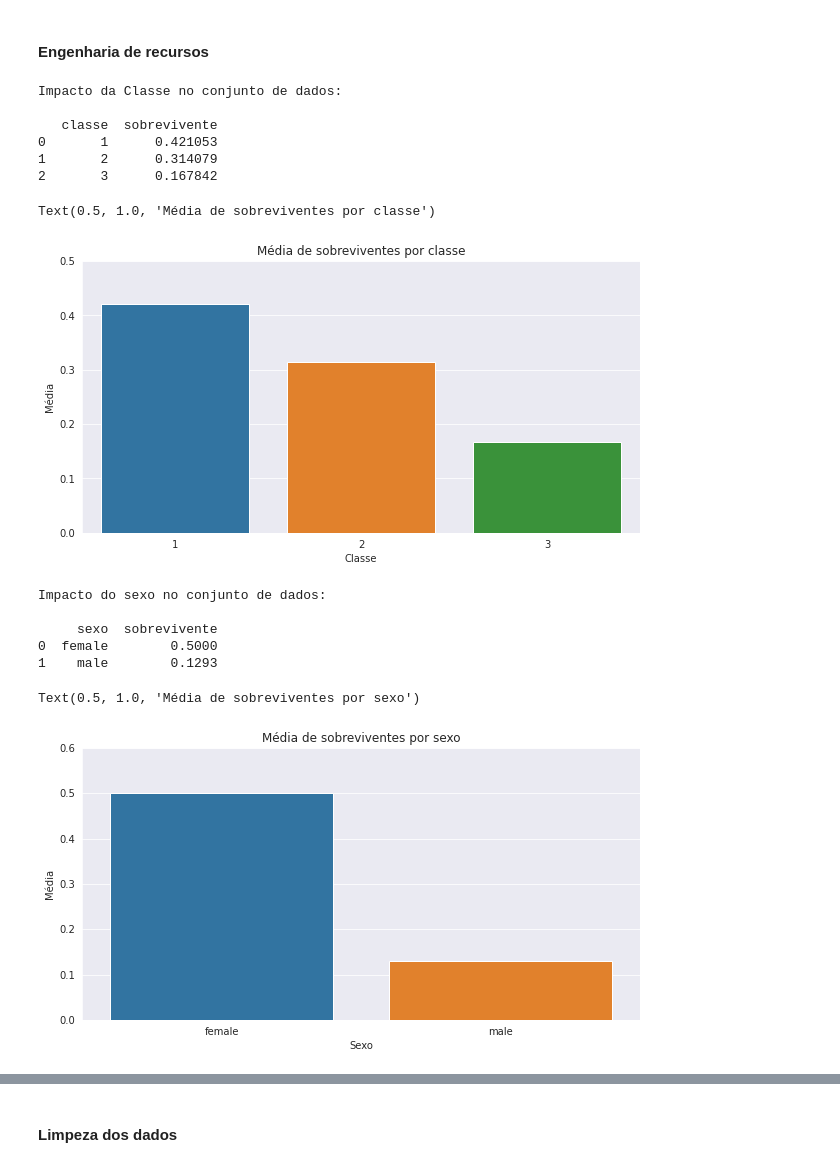
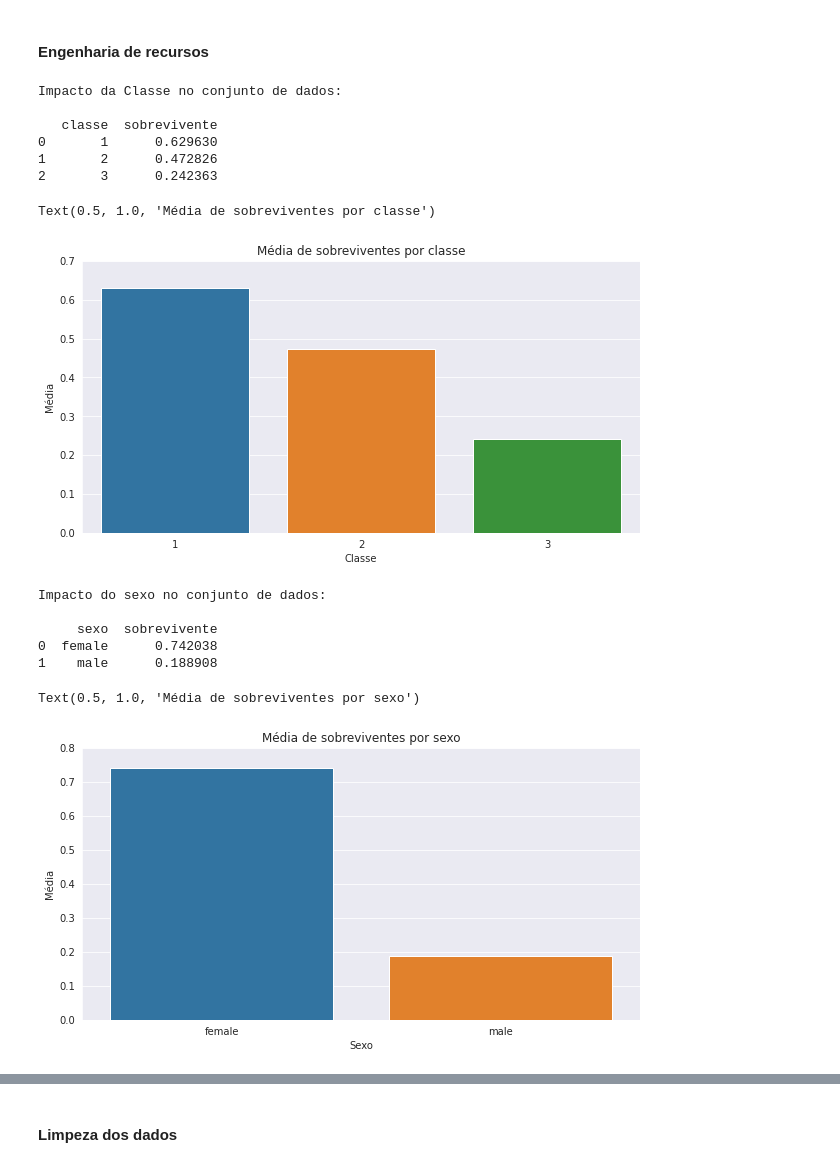
Before and after one commit to LilianeAquino/desafio-kaggle-titanic, a Jupyter notebook: desafio-kaggle-titanic.ipynb, the cells around one changed output, grey strips where cells are left out. Cells and saved outputs as stored; diff of their text form; code cells hidden in the pictures.

```diff
--- a/desafio-kaggle-titanic.ipynb
+++ b/desafio-kaggle-titanic.ipynb
@@ -196,12 +197,15 @@ df.drop(['cabine'], axis=1, inplace=True)
 cols = ['idade', 'tarifa']
 
 for c in cols:
-    df[c] = df[c].fillna(df[c].mean())
+    train[c] = train[c].fillna(train[c].mean())
+    test[c] = test[c].fillna(test[c].mean())
 # %%
 cols = ['sobrevivente', 'embarque']
 
 for c in cols:
-    df[c] = df[c].fillna(df[c].mode()[0])
+    train[c] = train[c].fillna(train[c].mode()[0])
+
+test['embarque'] = test['embarque'].fillna(test['embarque'].mode()[0])
 # %% [markdown]
 #### Valores duplicados
 # %%
@@ -212,51 +218,55 @@ Valores duplicados: 0.0
 #### Conversão de valores
 # %%
 cols = ['idade', 'sobrevivente']
+
 for c in cols:
-    df[c] = df[c].astype(int)
+    train[c] = train[c].astype(int)
+
+test['idade'] = test['idade'].astype(int)
 # %% [markdown]
 #### Engenharia de recursos
 # %%
-classe = df[['classe', 'sobrevivente']].groupby(['classe'], as_index=False).mean()
+classe = train[['classe', 'sobrevivente']].groupby(['classe'], as_index=False).mean().sort_values(by='sobrevivente',
+                                                                                               ascending=False)
 print('Impacto da Classe no conjunto de dados:\n')
 print(classe)
 # %% [output]
 Impacto da Classe no conjunto de dados:
 
    classe  sobrevivente
-0       1      0.421053
-1       2      0.314079
-2       3      0.167842
+0       1      0.629630
+1       2      0.472826
+2       3      0.242363
 # %%
 f, ax= plt.subplots(figsize=(10, 5))
 sns.barplot(x=classe['classe'], y=classe['sobrevivente'])
 
-plt.ylim(0, 0.50)
+plt.ylim(0, 0.70)
 plt.xlabel('Classe')
 plt.ylabel('Média')
 plt.title('Média de sobreviventes por classe')
 # %% [output]
 Text(0.5, 1.0, 'Média de sobreviventes por classe')
-[figure, old version]
+[figure, new version]
 # %%
-sexo = df[['sexo', 'sobrevivente']].groupby(['sexo'], as_index=False).mean()
+sexo = train[['sexo', 'sobrevivente']].groupby(['sexo'], as_index=False).mean().sort_values(by='sobrevivente', ascending=False)
 print('Impacto do sexo no conjunto de dados:\n')
 print(sexo)
 # %% [output]
 Impacto do sexo no conjunto de dados:
 
      sexo  sobrevivente
-0  female        0.5000
-1    male        0.1293
+0  female      0.742038
+1    male      0.188908
 # %%
 f, ax= plt.subplots(figsize=(10, 5))
 sns.barplot(x=sexo['sexo'], y=sexo['sobrevivente'])
 
-plt.ylim(0, 0.60)
+plt.ylim(0, 0.80)
 plt.xlabel('Sexo')
 plt.ylabel('Média')
 plt.title('Média de sobreviventes por sexo')
 # %% [output]
 Text(0.5, 1.0, 'Média de sobreviventes por sexo')
-[figure, old version]
+[figure, new version]
 # %%
```
Also changed, not shown: parts of 38 cells of this notebook.
